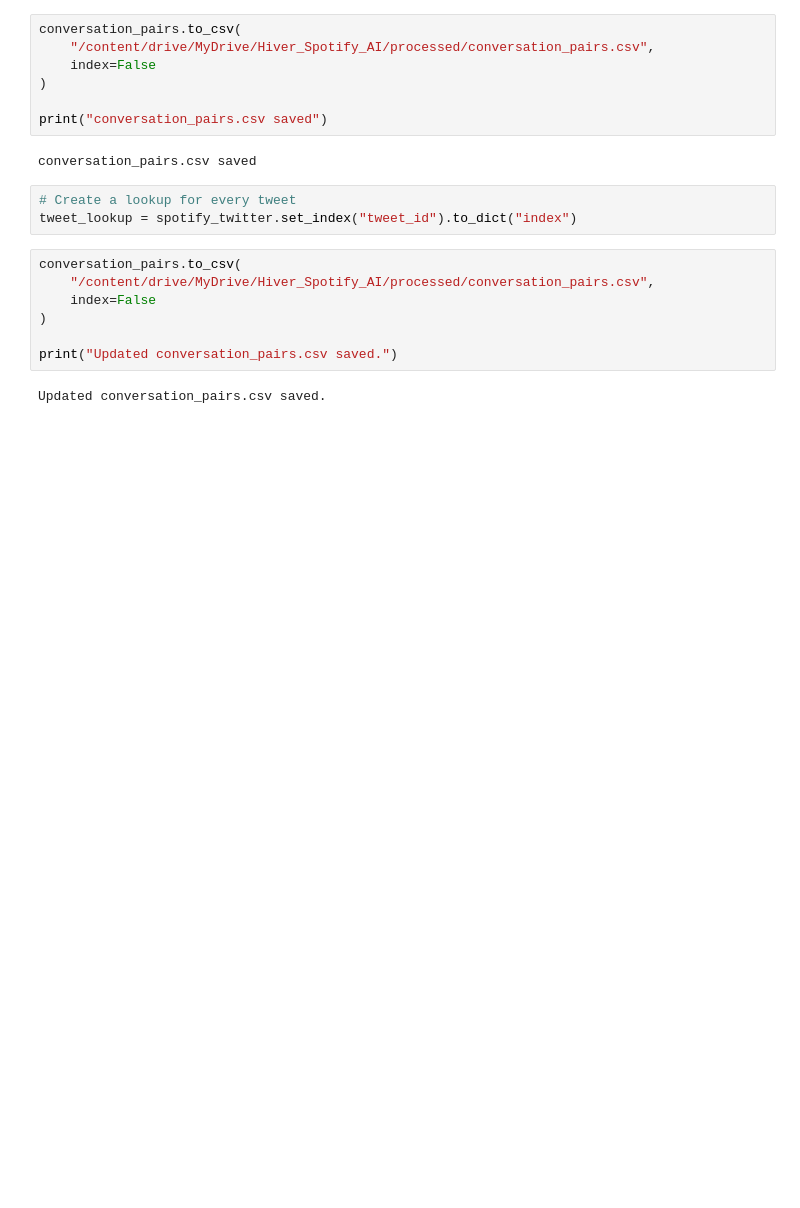
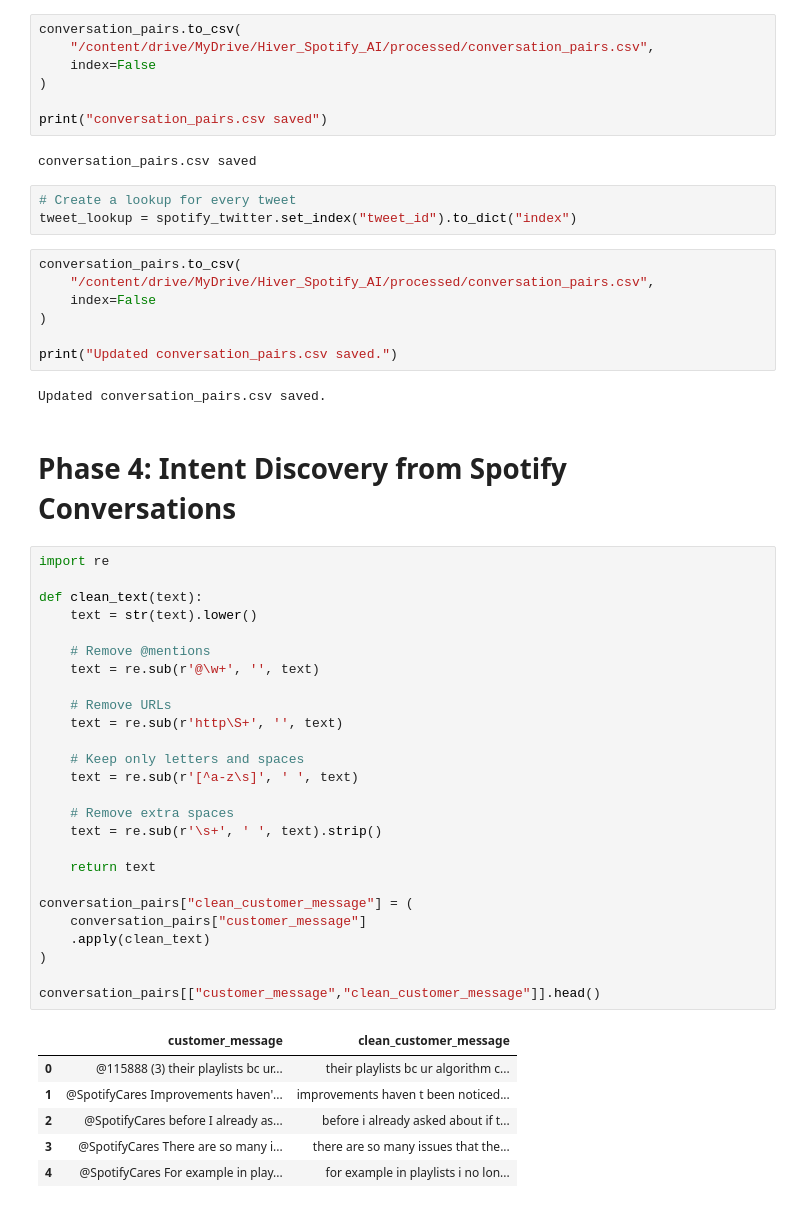
Before and after one commit to Rukshana-S/hiver-spotify-ai-support-agent, a Jupyter notebook: 01_spotify_data_preprocessing.ipynb, the cells around one changed output. Saved outputs shown, nothing was run; the diff lists cells and outputs as text; blank space fills up the shorter version.

```diff
--- a/01_spotify_data_preprocessing.ipynb
+++ b/01_spotify_data_preprocessing.ipynb
@@ -474,3 +474,38 @@ conversation_pairs.to_csv(
 print("Updated conversation_pairs.csv saved.")
 # %% [output]
 Updated conversation_pairs.csv saved.
+# %% [markdown]
+# Phase 4: Intent Discovery from Spotify Conversations
+# %%
+import re
+
+def clean_text(text):
+    text = str(text).lower()
+
+    # Remove @mentions
+    text = re.sub(r'@\w+', '', text)
+
+    # Remove URLs
+    text = re.sub(r'http\S+', '', text)
+
+    # Keep only letters and spaces
+    text = re.sub(r'[^a-z\s]', ' ', text)
+
+    # Remove extra spaces
+    text = re.sub(r'\s+', ' ', text).strip()
+
+    return text
+
+conversation_pairs["clean_customer_message"] = (
+    conversation_pairs["customer_message"]
+    .apply(clean_text)
+)
+
+conversation_pairs[["customer_message","clean_customer_message"]].head()
+# %% [output]
+|  | customer_message | clean_customer_message |
+| 0 | @115888 (3) their playlists bc ur... | their playlists bc ur algorithm c... |
+| 1 | @SpotifyCares Improvements haven'... | improvements haven t been noticed... |
+| 2 | @SpotifyCares before I already as... | before i already asked about if t... |
+| 3 | @SpotifyCares There are so many i... | there are so many issues that the... |
+| 4 | @SpotifyCares For example in play... | for example in playlists i no lon... |
```
Also changed, not shown: parts of 5 cells of this notebook.
